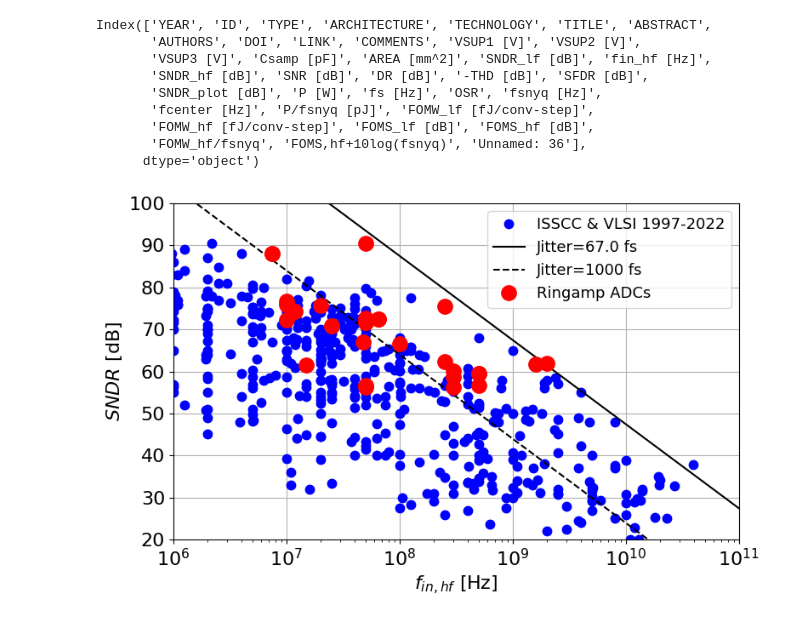
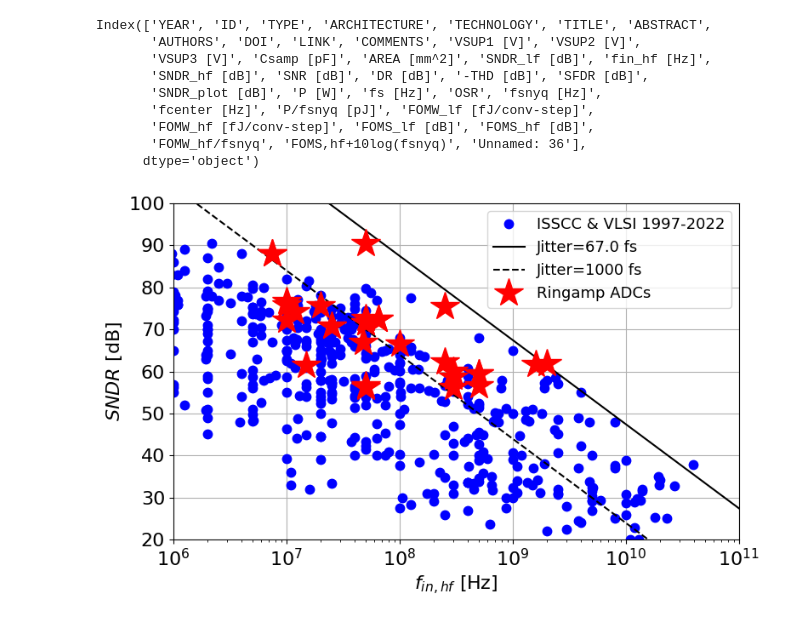
Before and after one commit to bhershberg/RingampSurvey, a Jupyter notebook: plot/Aperature_Plot_Murmann_Overlay.ipynb, the cells around one changed output. Cells and saved outputs as stored; diff of their text form; code cells hidden in the pictures.

```diff
--- a/plot/Aperature_Plot_Murmann_Overlay.ipynb
+++ b/plot/Aperature_Plot_Murmann_Overlay.ipynb
@@ -72,24 +72,24 @@ size=(8, 5)
 # %%
 fig, ax = plt.subplots(figsize=size)
 ax.plot(df['fin_hf [Hz]'], df['SNDR_hf [dB]'], 'b.', ms=15, label='ISSCC & VLSI 1997-%d' %max(df['YEAR']))
 ax.plot(env_x, env_y1, 'k', label='Jitter=%.1f fs' %(jitter_min/1e-15))
 ax.plot(env_x, env_y2, 'k--', label='Jitter=%.0f fs' %(jitter_max/1e-15))
 
-ax.plot(ringampADC_xdata, ringampADC_ydata, 'r.', ms=25, label='Ringamp ADCs')
+ax.plot(ringampADC_xdata, ringampADC_ydata, 'r*', ms=25, label='Ringamp ADCs')
 
 ax.legend(frameon=1, fontsize=font-3)
 ax.set_xscale('log')
 ax.set_xlim((1e6, 1e11))
 ax.set_ylim((20, 100))
 plt.xticks(fontsize=font)
 plt.yticks(fontsize=font)
 plt.xlabel('$f_{in,hf}$ [Hz]', fontsize=font)
 plt.ylabel('$SNDR$ [dB]', fontsize=font)
 plt.grid(True)
 fig.tight_layout()
 plt.show()
 # %% [output]
-[figure, old version]
+[figure, new version]
 # %%
 # save as high-resolution png file
 fig.savefig("aperture_plot.png", dpi=600)
```
Also changed, not shown: 4 other files.
